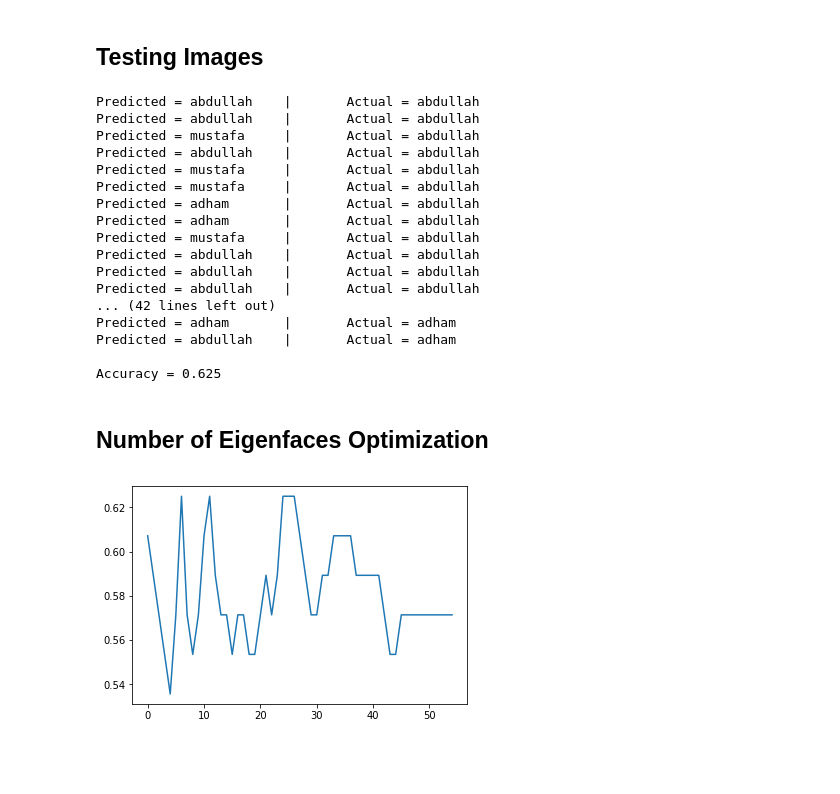
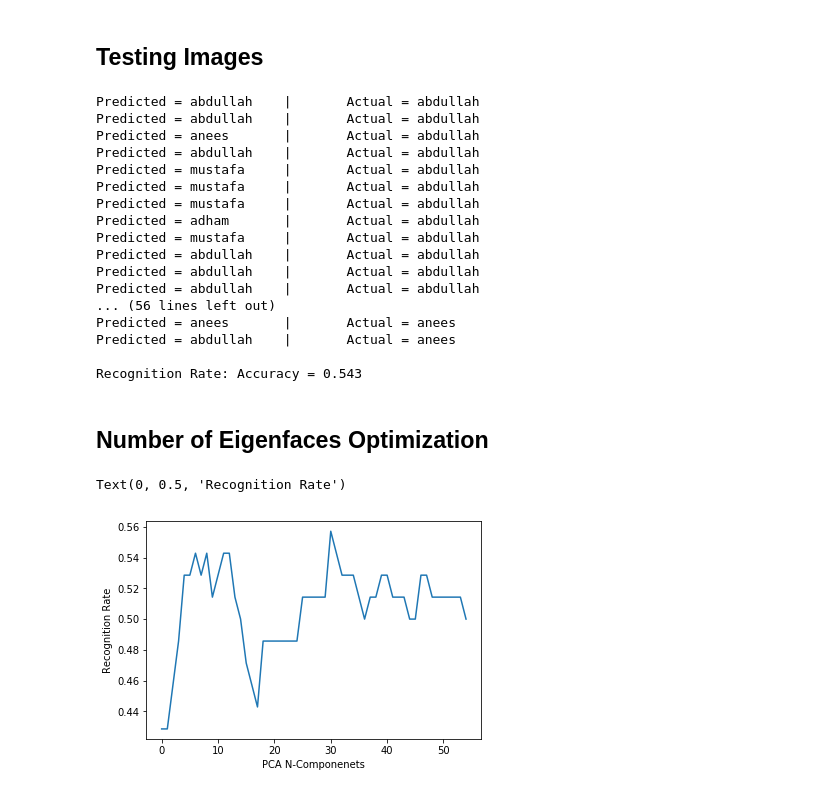
Before and after one commit to adhamelkhouly/face_recognition, a Jupyter notebook: 5_eigenfaces.ipynb, the cells around one changed output. Cells and saved outputs as stored; diff of their text form; code cells hidden in the pictures; blank space fills up the shorter version.

Commit message:
added anees's data and predictions, accuracy dropped

```diff
--- a/5_eigenfaces.ipynb
+++ b/5_eigenfaces.ipynb
@@ -48,14 +48,14 @@ for i in range(5):
 X_test = np.array([i.flatten() for i in testing_faces])
 X_test_pca = pca.transform(X_test)
 # %%
-# Creating labels for team members
-labels = {0:'abdullah', 1:'mustafa', 2:'saleh', 3:'adham'}
+# Creating label dict for team members
+labels = {0:'abdullah', 1:'mustafa', 2:'saleh', 3:'adham', 4: 'anees'}
 
 # Creating correct labels for test set
-y_test = np.array([[0]*14, [1]*14, [2]*14, [3]*14]).flatten()
+y_test = np.array([[0]*14, [1]*14, [2]*14, [3]*14, [4]*14]).flatten()
 
 # Creating correct labels for train set
-y_train =  np.array([[0]*15, [1]*15, [2]*15, [3]*15]).flatten()
+y_train =  np.array([[0]*15, [1]*15, [2]*15, [3]*15, [4]*15]).flatten()
 # %%
 # List to hold 1 or 0 depending on predictions
 correct = []
@@ -70,44 +70,47 @@ for i, x_test in enumerate(X_test_pca):
     correct.append(labels[y_train[index]] == labels[y_test[i]])
 
 
-print('\nAccuracy = {:.3f}'.format(sum(correct)/len(X_test_pca)))
+print('\nRecognition Rate: Accuracy = {:.3f}'.format(sum(correct)/len(X_test_pca)))
 # %% [output]
 Predicted = abdullah    |       Actual = abdullah
 Predicted = abdullah    |       Actual = abdullah
-Predicted = mustafa     |       Actual = abdullah
+Predicted = anees       |       Actual = abdullah
 Predicted = abdullah    |       Actual = abdullah
 Predicted = mustafa     |       Actual = abdullah
 Predicted = mustafa     |       Actual = abdullah
-Predicted = adham       |       Actual = abdullah
+Predicted = mustafa     |       Actual = abdullah
 Predicted = adham       |       Actual = abdullah
 Predicted = mustafa     |       Actual = abdullah
 Predicted = abdullah    |       Actual = abdullah
 Predicted = abdullah    |       Actual = abdullah
 Predicted = abdullah    |       Actual = abdullah
-... (42 lines left out)
-Predicted = adham       |       Actual = adham
-Predicted = abdullah    |       Actual = adham
+... (56 lines left out)
+Predicted = anees       |       Actual = anees
+Predicted = abdullah    |       Actual = anees
 
-Accuracy = 0.625
+Recognition Rate: Accuracy = 0.543
 # %% [markdown]
 ## Number of Eigenfaces Optimization
 # %%
 accuracies = []
 for nc in np.linspace(4,60,55):
     nc = int(nc)
     pca = PCA(n_components=nc)
     pca.fit(X_train)
     X_train_pca = pca.transform(X_train)
     X_test_pca = pca.transform(X_test)
     # List to hold 1 or 0 depending on predictions
     correct = []
     for i, x_test in enumerate(X_test_pca):
         # Getting the index of the closest eigen face from the training set
         index = np.argmin(np.linalg.norm(X_test_pca[i]  - X_train_pca, axis=1))
 
         # Adding 1 to a list if prediction is correct
         correct.append(labels[y_train[index]] == labels[y_test[i]])
     accuracies.append(sum(correct)/len(X_test_pca))
 plt.plot(accuracies);
+plt.xlabel('PCA N-Componenets')
+plt.ylabel('Recognition Rate')
 # %% [output]
+Text(0, 0.5, 'Recognition Rate')
-[figure, old version]
+[figure, new version]
```
Also changed, not shown: parts of 1 cell of this notebook.
